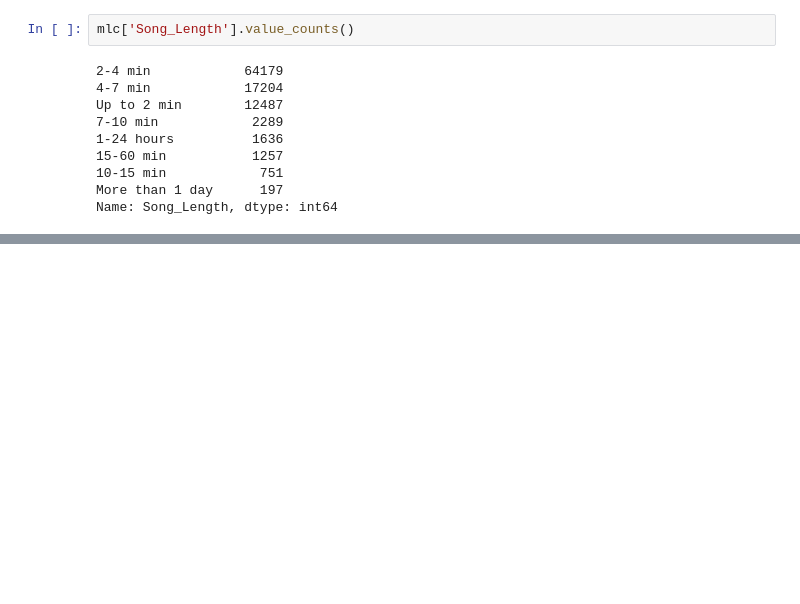
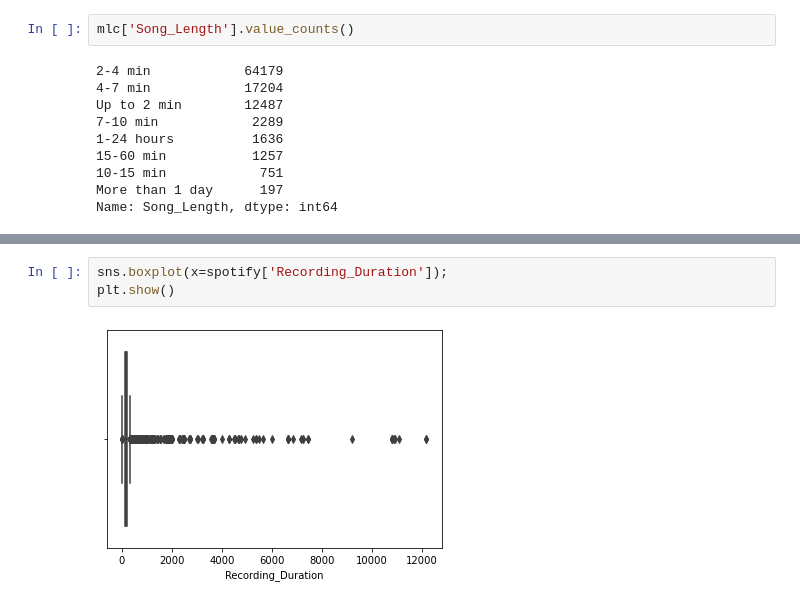
Before and after one commit to LJRollerII/mlc-project-napster, a Jupyter notebook: notebook/mlc_dsp.ipynb, the cells around one changed output, grey strips where cells are left out. Saved outputs shown, nothing was run; the diff lists cells and outputs as text; blank space fills up the shorter version.

```diff
--- a/notebook/mlc_dsp.ipynb
+++ b/notebook/mlc_dsp.ipynb
@@ -942,0 +1091,5 @@ plt.show()
+# %%
+sns.boxplot(x=spotify['Recording_Duration']);
+plt.show()
+# %% [output]
+[figure, added]
```
Also changed, not shown: parts of 111 cells of this notebook.
